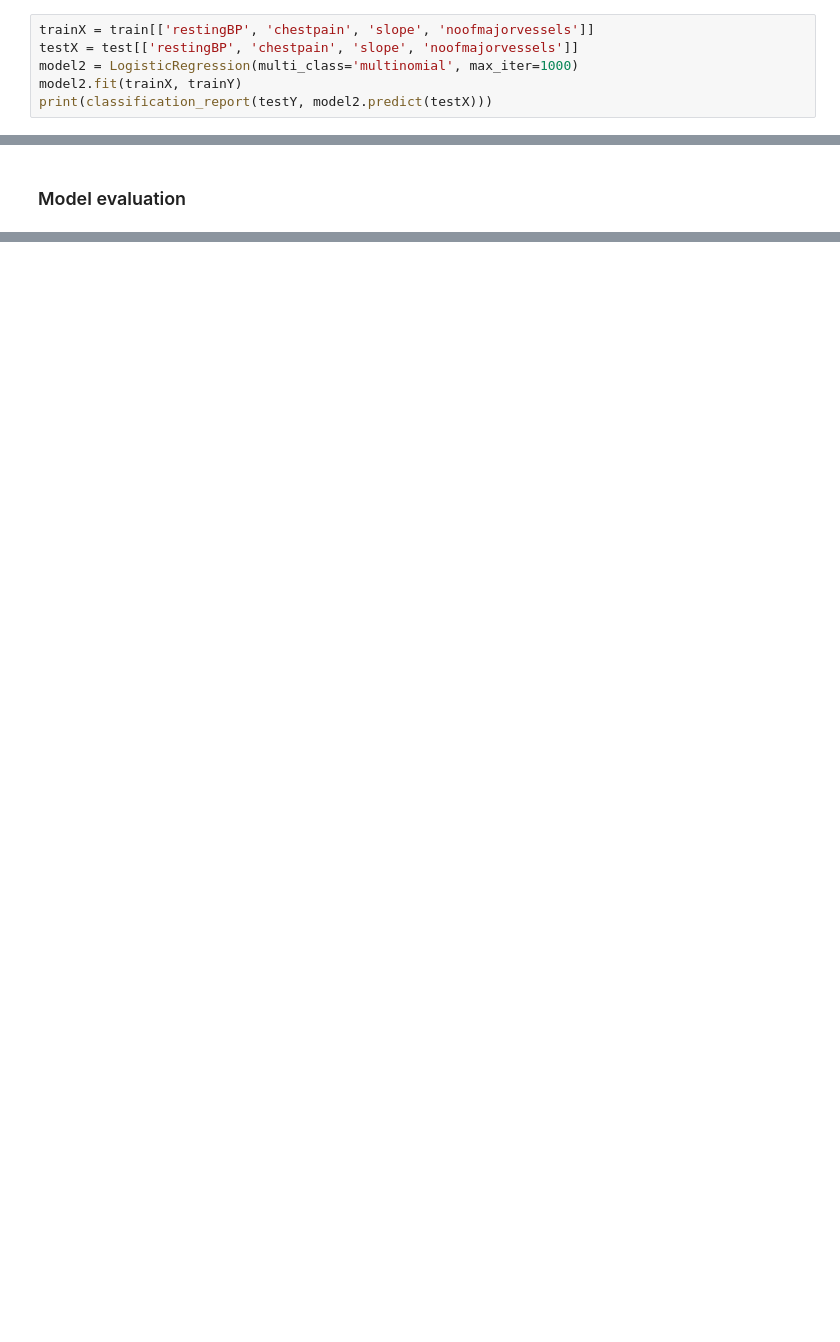
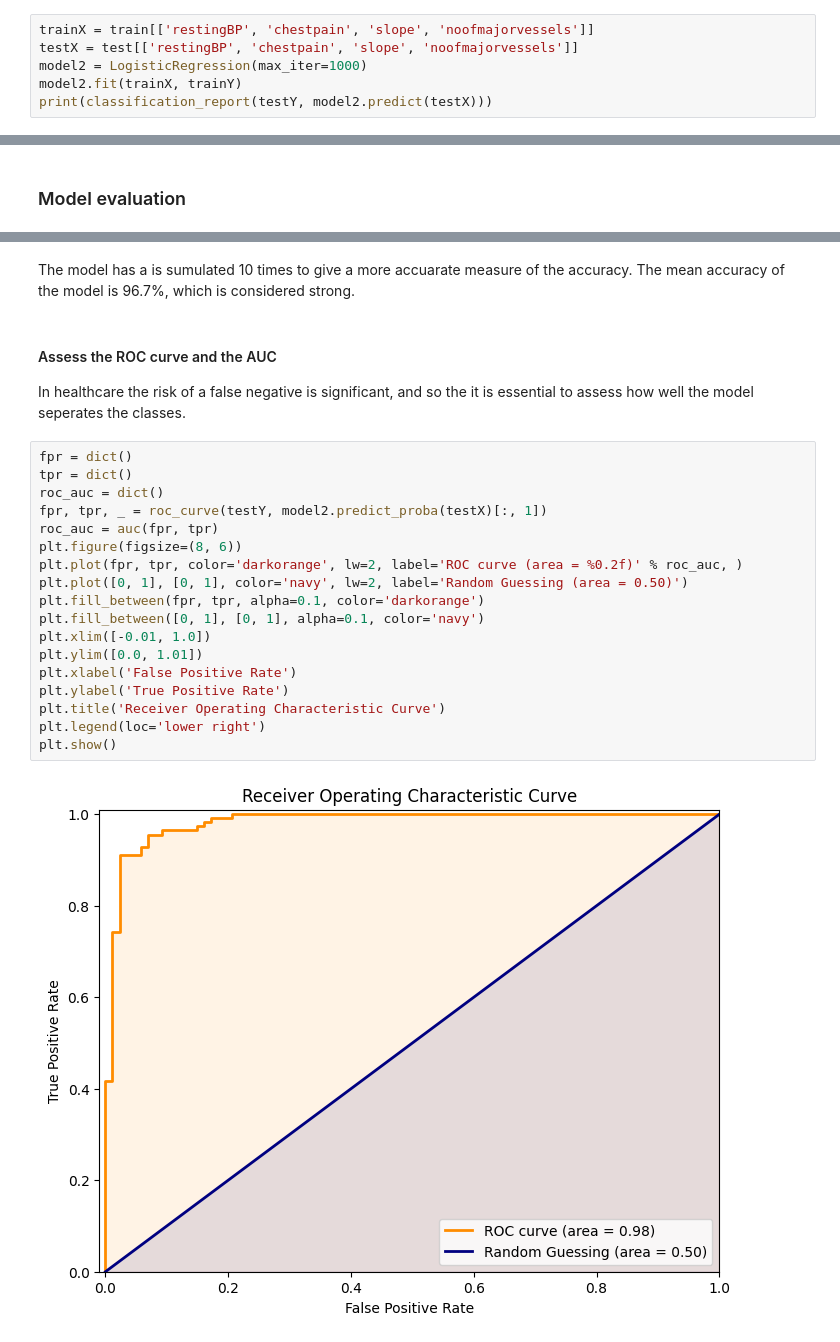
Before and after one commit to C-Scan000/Cardiovascular-Research, a Jupyter notebook: CardiovascularResearch.ipynb, the cells around one changed output, grey strips where cells are left out. Saved outputs shown, nothing was run; the diff lists cells and outputs as text; blank space fills up the shorter version.

```diff
--- a/CardiovascularResearch.ipynb
+++ b/CardiovascularResearch.ipynb
@@ -277,7 +277,7 @@ A value of this model is that it is achievable to measure a patients cholesterol
 # %%
 trainX = train[['restingBP', 'chestpain', 'slope', 'noofmajorvessels']]
 testX = test[['restingBP', 'chestpain', 'slope', 'noofmajorvessels']]
-model2 = LogisticRegression(multi_class='multinomial', max_iter=1000)
+model2 = LogisticRegression(max_iter=1000)
 model2.fit(trainX, trainY)
 print(classification_report(testY, model2.predict(testX)))
 # %% [output]
@@ -295,0 +304,26 @@ This model has a weighted average score of ~95% which would be considered strong
+# %% [markdown]
+The model has a is sumulated 10 times to give a more accuarate measure of the accuracy. The mean accuracy of the model is 96.7%, which is considered strong.
+# %% [markdown]
+#### Assess the ROC curve and the AUC
+
+In healthcare the risk of a false negative is significant, and so the it is essential to assess how well the model seperates the classes.
+# %%
+fpr = dict()
+tpr = dict()
+roc_auc = dict()
+fpr, tpr, _ = roc_curve(testY, model2.predict_proba(testX)[:, 1])
+roc_auc = auc(fpr, tpr)
+plt.figure(figsize=(8, 6))
+plt.plot(fpr, tpr, color='darkorange', lw=2, label='ROC curve (area = %0.2f)' % roc_auc, )
+plt.plot([0, 1], [0, 1], color='navy', lw=2, label='Random Guessing (area = 0.50)')
+plt.fill_between(fpr, tpr, alpha=0.1, color='darkorange')
+plt.fill_between([0, 1], [0, 1], alpha=0.1, color='navy')
+plt.xlim([-0.01, 1.0])
+plt.ylim([0.0, 1.01])
+plt.xlabel('False Positive Rate')
+plt.ylabel('True Positive Rate')
+plt.title('Receiver Operating Characteristic Curve')
+plt.legend(loc='lower right')
+plt.show()
+# %% [output]
+[figure, added]
```
Also changed, not shown: parts of 8 cells of this notebook.
